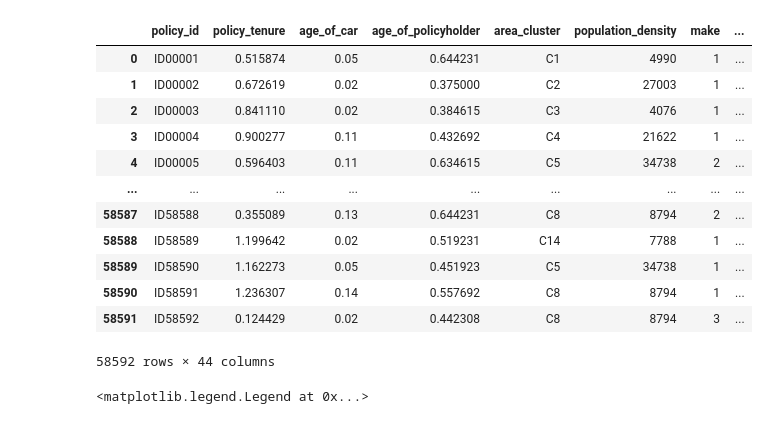
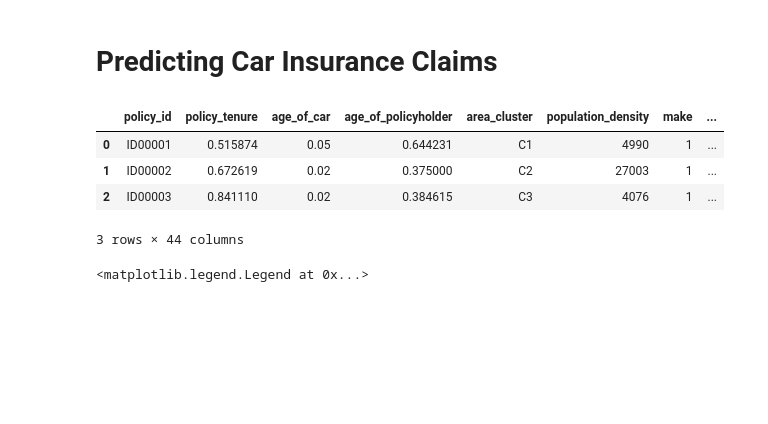
Before and after one commit to abdulqgg/Machine-Learning-Projects, a Jupyter notebook: Car Insurance Decision Tree/notebook.ipynb, the cells around one changed output. Cells and saved outputs as stored; diff of their text form; code cells hidden in the pictures; blank space fills up the shorter version.

```diff
--- a/Car Insurance Decision Tree/notebook.ipynb
+++ b/Car Insurance Decision Tree/notebook.ipynb
@@ -1,3 +1,5 @@
+# %% [markdown]
+# Predicting Car Insurance Claims
 # %%
 import numpy as np
 import pandas as pd
@@ -7,21 +9,13 @@ path = 'archive/train.csv'
 # %%
 df = pd.read_csv(path)
 # %%
-df
+df.head(3)
 # %% [output]
 |  | policy_id | policy_tenure | age_of_car | age_of_policyholder | area_cluster | population_density | make | ... |
 | 0 | ID00001 | 0.515874 | 0.05 | 0.644231 | C1 | 4990 | 1 | ... |
 | 1 | ID00002 | 0.672619 | 0.02 | 0.375000 | C2 | 27003 | 1 | ... |
 | 2 | ID00003 | 0.841110 | 0.02 | 0.384615 | C3 | 4076 | 1 | ... |
-| 3 | ID00004 | 0.900277 | 0.11 | 0.432692 | C4 | 21622 | 1 | ... |
-| 4 | ID00005 | 0.596403 | 0.11 | 0.634615 | C5 | 34738 | 2 | ... |
-| ... | ... | ... | ... | ... | ... | ... | ... | ... |
-| 58587 | ID58588 | 0.355089 | 0.13 | 0.644231 | C8 | 8794 | 2 | ... |
-| 58588 | ID58589 | 1.199642 | 0.02 | 0.519231 | C14 | 7788 | 1 | ... |
-| 58589 | ID58590 | 1.162273 | 0.05 | 0.451923 | C5 | 34738 | 1 | ... |
-| 58590 | ID58591 | 1.236307 | 0.14 | 0.557692 | C8 | 8794 | 1 | ... |
-| 58591 | ID58592 | 0.124429 | 0.02 | 0.442308 | C8 | 8794 | 3 | ... |
-58592 rows × 44 columns
+3 rows × 44 columns
 # %%
 plt.pie(df["is_claim"].value_counts(), labels=["no claims", "claims"], autopct='%1.1f%%')
 plt.legend(labels=["no claims", "claims"], loc="upper right")
```
Also changed, not shown: parts of 14 cells of this notebook, 2 other files.
